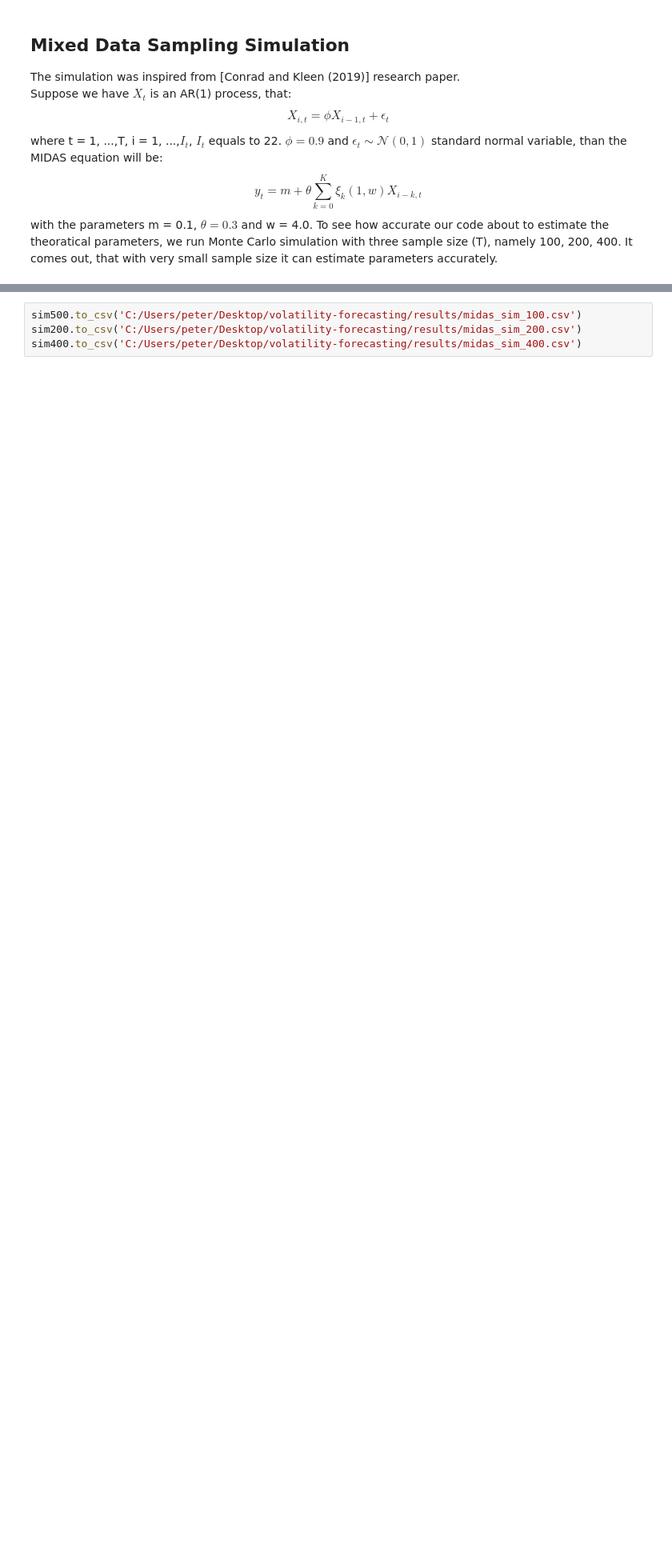
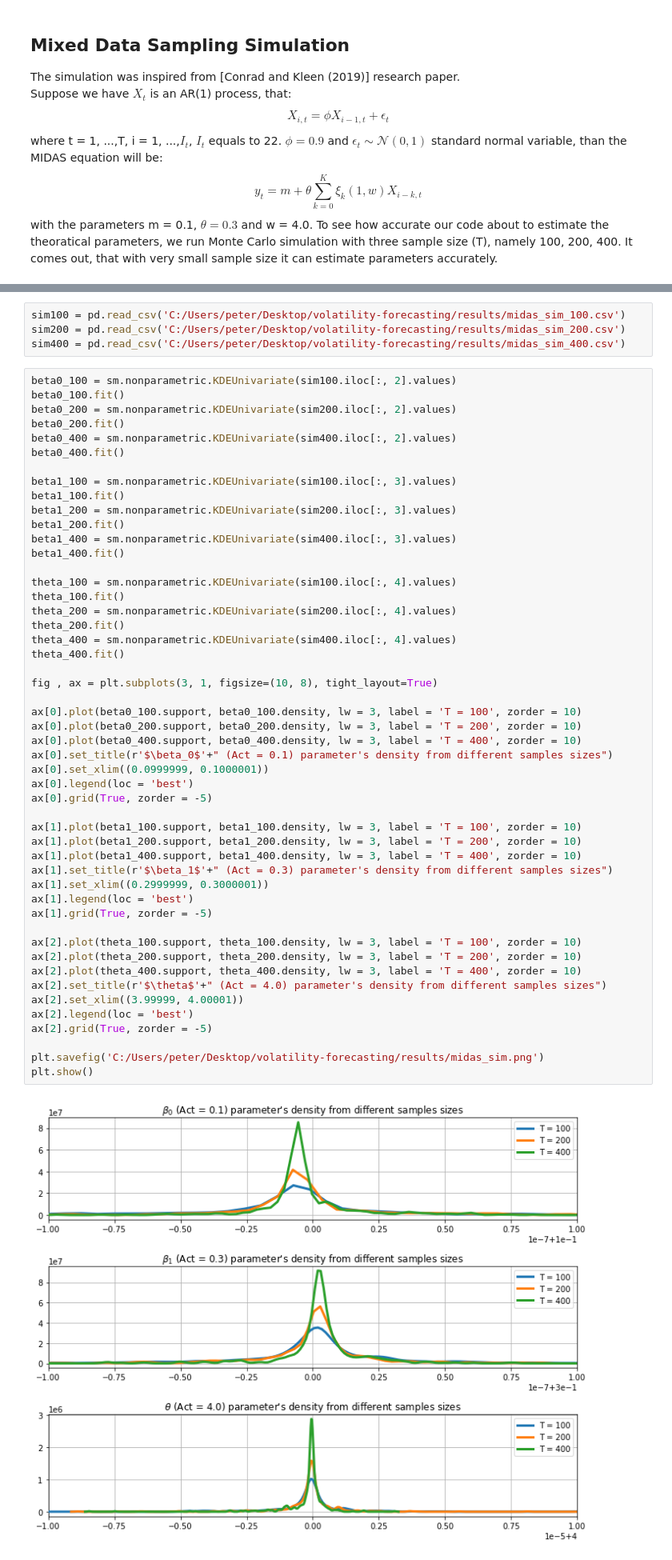
Before and after one commit to NemesiP/volatility-forecasting, a Jupyter notebook: Examples/MIDAS_sim_v2.ipynb, the cells around one changed output, grey strips where cells are left out. Shown: that part at 80% size. Saved outputs shown, nothing was run; the diff lists cells and outputs as text; blank space fills up the shorter version.

```diff
--- a/Examples/MIDAS_sim_v2.ipynb
+++ b/Examples/MIDAS_sim_v2.ipynb
@@ -240,4 +77,56 @@ sim400.describe()
 # %%
-sim500.to_csv('C:/Users/peter/Desktop/volatility-forecasting/results/midas_sim_100.csv')
-sim200.to_csv('C:/Users/peter/Desktop/volatility-forecasting/results/midas_sim_200.csv')
-sim400.to_csv('C:/Users/peter/Desktop/volatility-forecasting/results/midas_sim_400.csv')
+sim100 = pd.read_csv('C:/Users/peter/Desktop/volatility-forecasting/results/midas_sim_100.csv')
+sim200 = pd.read_csv('C:/Users/peter/Desktop/volatility-forecasting/results/midas_sim_200.csv')
+sim400 = pd.read_csv('C:/Users/peter/Desktop/volatility-forecasting/results/midas_sim_400.csv')
+# %%
+beta0_100 = sm.nonparametric.KDEUnivariate(sim100.iloc[:, 2].values)
+beta0_100.fit()
+beta0_200 = sm.nonparametric.KDEUnivariate(sim200.iloc[:, 2].values)
+beta0_200.fit()
+beta0_400 = sm.nonparametric.KDEUnivariate(sim400.iloc[:, 2].values)
+beta0_400.fit()
+
+beta1_100 = sm.nonparametric.KDEUnivariate(sim100.iloc[:, 3].values)
+beta1_100.fit()
+beta1_200 = sm.nonparametric.KDEUnivariate(sim200.iloc[:, 3].values)
+beta1_200.fit()
+beta1_400 = sm.nonparametric.KDEUnivariate(sim400.iloc[:, 3].values)
+beta1_400.fit()
+
+theta_100 = sm.nonparametric.KDEUnivariate(sim100.iloc[:, 4].values)
+theta_100.fit()
+theta_200 = sm.nonparametric.KDEUnivariate(sim200.iloc[:, 4].values)
+theta_200.fit()
+theta_400 = sm.nonparametric.KDEUnivariate(sim400.iloc[:, 4].values)
+theta_400.fit()
+
+fig , ax = plt.subplots(3, 1, figsize=(10, 8), tight_layout=True)
+
+ax[0].plot(beta0_100.support, beta0_100.density, lw = 3, label = 'T = 100', zorder = 10)
+ax[0].plot(beta0_200.support, beta0_200.density, lw = 3, label = 'T = 200', zorder = 10)
+ax[0].plot(beta0_400.support, beta0_400.density, lw = 3, label = 'T = 400', zorder = 10)
+ax[0].set_title(r'$\beta_0$'+" (Act = 0.1) parameter's density from different samples sizes")
+ax[0].set_xlim((0.0999999, 0.1000001))
+ax[0].legend(loc = 'best')
+ax[0].grid(True, zorder = -5)
+
+ax[1].plot(beta1_100.support, beta1_100.density, lw = 3, label = 'T = 100', zorder = 10)
+ax[1].plot(beta1_200.support, beta1_200.density, lw = 3, label = 'T = 200', zorder = 10)
+ax[1].plot(beta1_400.support, beta1_400.density, lw = 3, label = 'T = 400', zorder = 10)
+ax[1].set_title(r'$\beta_1$'+" (Act = 0.3) parameter's density from different samples sizes")
+ax[1].set_xlim((0.2999999, 0.3000001))
+ax[1].legend(loc = 'best')
+ax[1].grid(True, zorder = -5)
+
+ax[2].plot(theta_100.support, theta_100.density, lw = 3, label = 'T = 100', zorder = 10)
+ax[2].plot(theta_200.support, theta_200.density, lw = 3, label = 'T = 200', zorder = 10)
+ax[2].plot(theta_400.support, theta_400.density, lw = 3, label = 'T = 400', zorder = 10)
+ax[2].set_title(r'$\theta$'+" (Act = 4.0) parameter's density from different samples sizes")
+ax[2].set_xlim((3.99999, 4.00001))
+ax[2].legend(loc = 'best')
+ax[2].grid(True, zorder = -5)
+
+plt.savefig('C:/Users/peter/Desktop/volatility-forecasting/results/midas_sim.png')
+plt.show()
+# %% [output]
+[figure, added]
```
Also changed, not shown: parts of 12 cells of this notebook, 3 other files.
